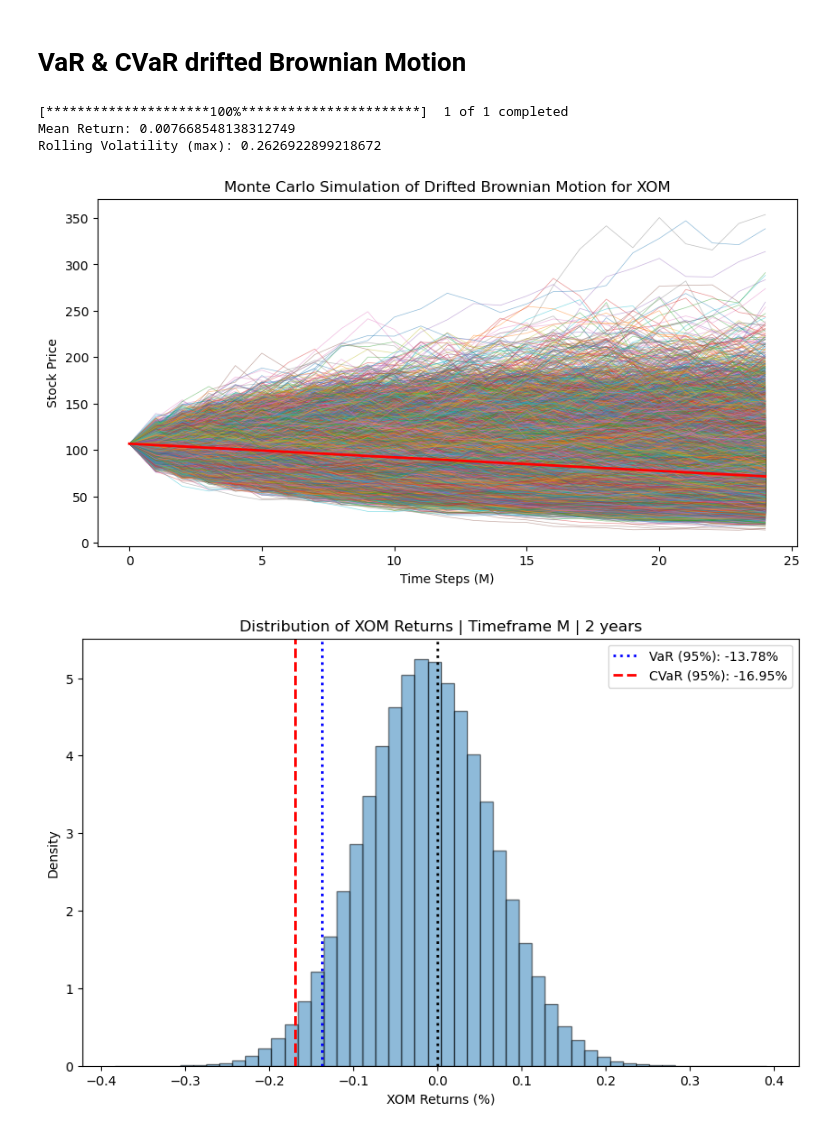
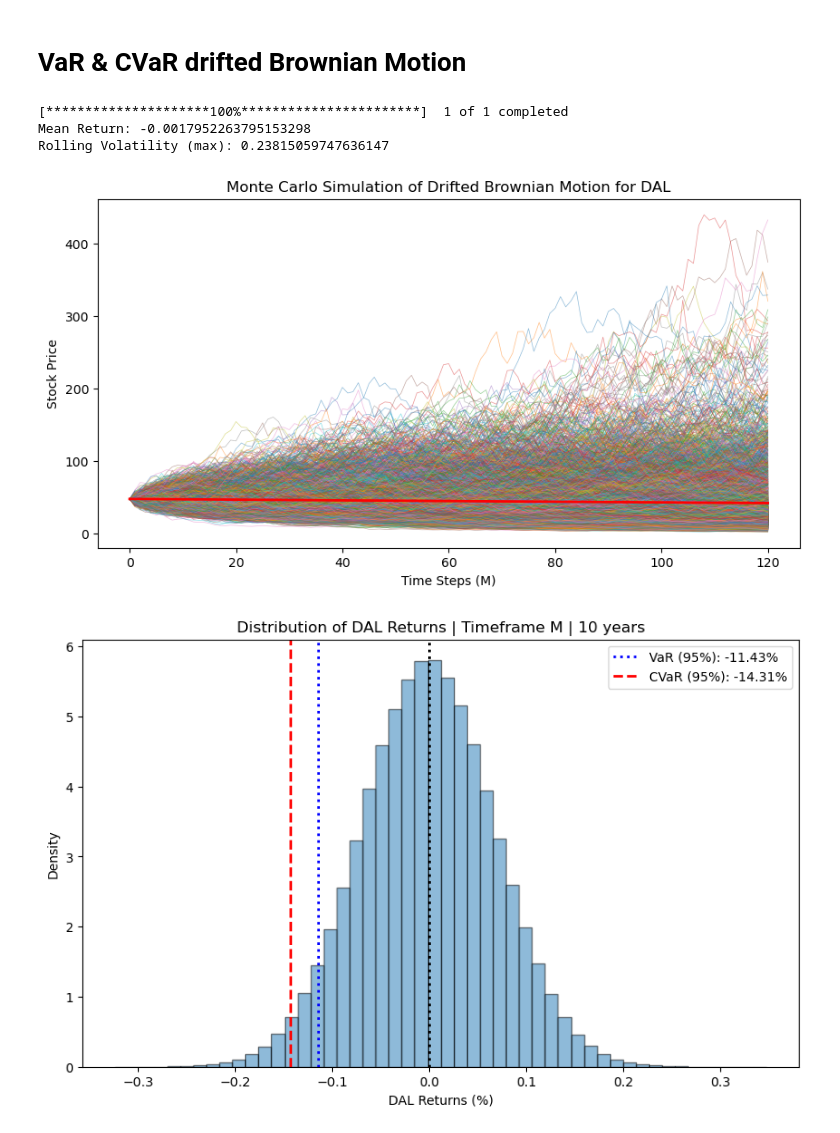
Before and after one commit to lbsm2017/ml_stocks_direction, a Jupyter notebook: var_cvar_drift.ipynb, the cells around one changed output. Saved outputs shown, nothing was run; the diff lists cells and outputs as text; code cells hidden in the pictures.

Commit message:
total returns

```diff
--- a/var_cvar_drift.ipynb
+++ b/var_cvar_drift.ipynb
@@ -24,13 +24,13 @@ warnings.filterwarnings('ignore')
 start_date = '2018-01-01'
 end_date = '2023-07-30'
 timeframe = 'M'
-stock_symb = 'XOM'
-rolling_p = 3
+stock_symb = 'DAL'
+rolling_p = 6
 std_mode = 'max'  # Options: 'mean', 'median', 'max', 'q75', 'q90'
-t_risk = -0.33  # Drift in 5 years
+t_ratio = 0.12  # Drift in 5 years
 
-num_years = 2
-num_runs = 25000
+num_years = 10
+num_runs = 5000
 
 # Fetch historical stock data
 stock = yf.download(stock_symb, start=start_date, end=end_date)['Adj Close']
@@ -78,8 +78,8 @@ print(f"Mean Return: {mean_return}")
 print(f"Rolling Volatility ({std_mode}): {_rolling_volatility}")
 # %% [output]
 [*********************100%***********************]  1 of 1 completed
-Mean Return: 0.007668548138312749
-Rolling Volatility (max): 0.2626922899218672
+Mean Return: -0.0017952263795153298
+Rolling Volatility (max): 0.23815059747636147
 # %%
 def kurtosis(r):
     """
@@ -140,49 +140,49 @@ simulations = np.zeros((num_runs, num_steps + 1))
 simulations[:, 0] = stock_last_price
 
 pbar = tqdm(total=num_runs, desc="Montecarlo", position=0, leave=True)
-adjusted_t_risk = t_risk / 2
+adjusted_t_ratio = (1+ (- 1* t_ratio))**(1/10) -1
 for run in range(num_runs):
     for step in range(1, num_steps + 1):
         # Standard Brownian Motion
         Wt = np.random.normal(0, np.sqrt(dt))
 
         # Drift term: sum of average measured returns and user-defined percentage change
-        drift = (mean_return + adjusted_t_risk) * simulations[run, step-1] * dt
+        drift = (mean_return + adjusted_t_ratio) * simulations[run, step-1] * dt
 
         # Drifted Brownian Motion
         Xt = simulations[run, step-1] + drift + _rolling_volatility * simulations[run, step-1] * Wt
 
         # Terminate the time series if stock price goes below or equal to 0
         if Xt <= 0:
             simulations[run, step:] = np.nan  # Set the rest of the time series to NaN
             break  # Exit the inner loop
 
         # Store the result
         simulations[run, step] = Xt
 
     # Update progress bar
     pbar.update(1)
 
 # Close progress bar
 pbar.close()
 
 
 # Plotting the simulations
 plt.figure(figsize=(10, 5))
 pbar = tqdm(total=num_runs, desc="Plotting...", position=0, leave=True)
 for run in range(num_runs):
     plt.plot(simulations[run, :], alpha=0.5, linewidth=0.5)
     pbar.update(1)
 pbar.close()
-final_price = stock_last_price * (1 + t_risk)
+final_price = stock_last_price * (1 +adjusted_t_ratio)**(10)
 plt.plot([0, num_steps], [stock_last_price, final_price], 'r-', linewidth=2, label='Total Drift')
 
 plt.xlabel('Time Steps (' + timeframe + ')')
 plt.ylabel('Stock Price')
 plt.title(f'Monte Carlo Simulation of Drifted Brownian Motion for {stock_symb}')
 plt.show()
 # %% [output]
-[figure, old version]
+[figure, new version]
 # %%
 # Calculate the percentage returns
 percentage_returns = (simulations[:, 1:] - simulations[:, :-1]) / simulations[:, :-1]
@@ -214,5 +214,5 @@ plt.legend()
 # Show the plot
 plt.show()
 # %% [output]
-[figure, old version]
+[figure, new version]
 # %%
```
Also changed, not shown: parts of 2 cells of this notebook, 1 other file.
